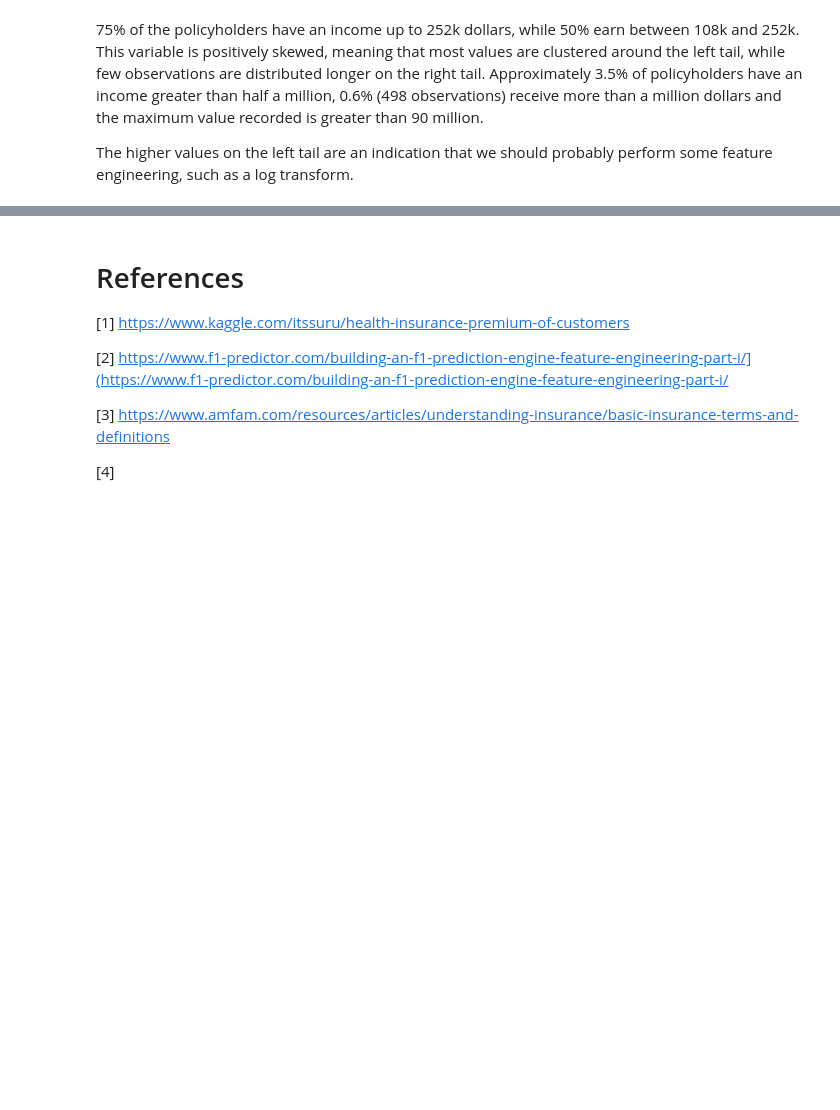
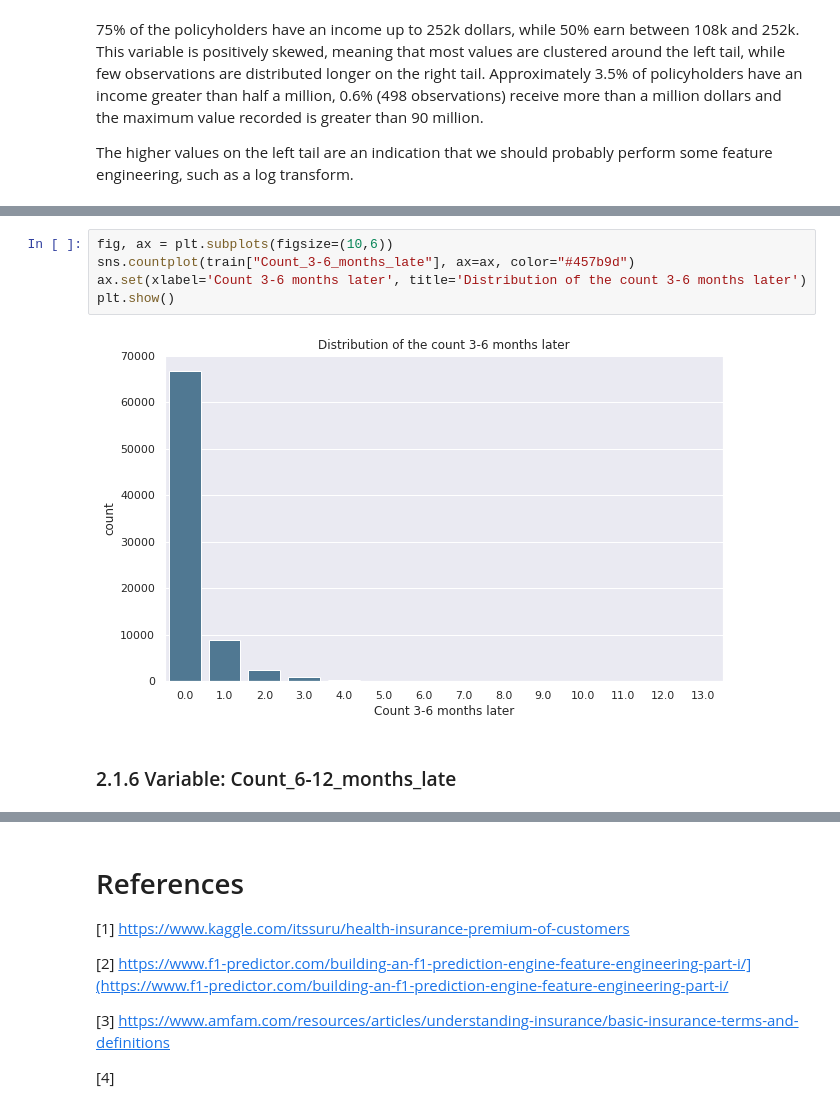
Before and after one commit to mefonseca/Insurance_payment, a Jupyter notebook: Non_payment_of_insurance_premium.ipynb, the cells around one changed output, grey strips where cells are left out. Saved outputs shown, nothing was run; the diff lists cells and outputs as text; blank space fills up the shorter version.

```diff
--- a/Non_payment_of_insurance_premium.ipynb
+++ b/Non_payment_of_insurance_premium.ipynb
@@ -293,0 +340,9 @@ The higher values on the left tail are an indication that we should probably per
+# %%
+fig, ax = plt.subplots(figsize=(10,6))
+sns.countplot(train["Count_3-6_months_late"], ax=ax, color="#457b9d")
+ax.set(xlabel='Count 3-6 months later', title='Distribution of the count 3-6 months later')
+plt.show()
+# %% [output]
+[figure, added]
+# %% [markdown]
+### 2.1.6 Variable: Count_6-12_months_late
```
Also changed, not shown: parts of 37 cells of this notebook.
